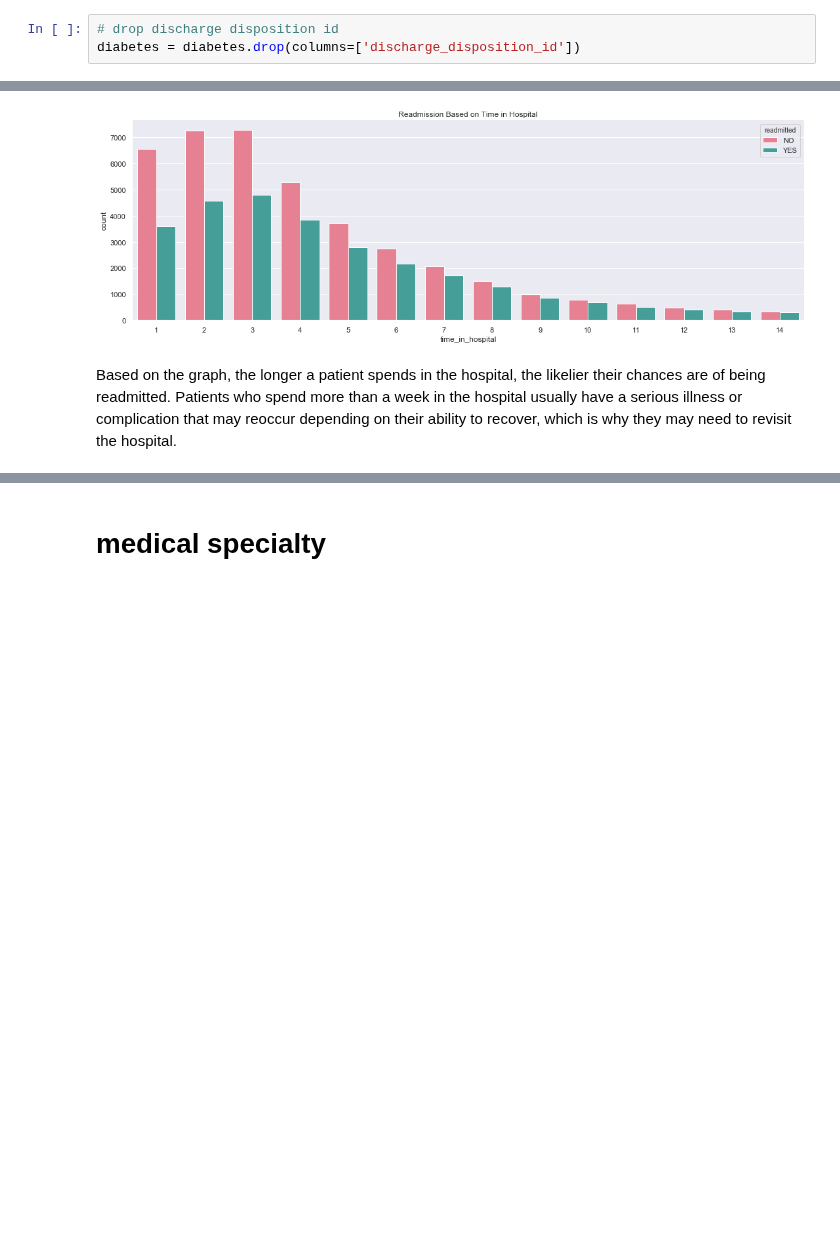
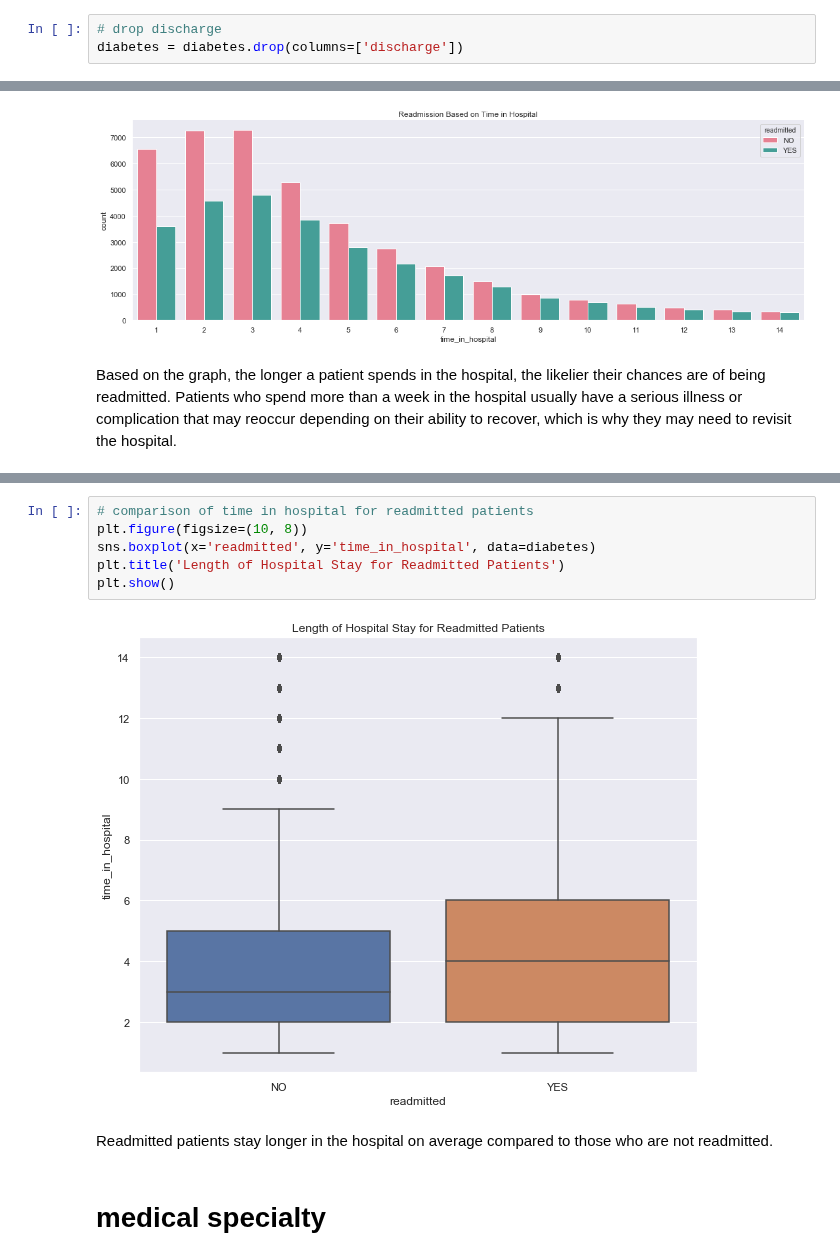
Before and after one commit to annasophiat/diabetic-readmissions, a Jupyter notebook: diabetes_storytelling.ipynb, the cells around one changed output, grey strips where cells are left out. Drawn from its saved outputs; the diff is of its cells as text; blank space fills up the shorter version.

```diff
--- a/diabetes_storytelling.ipynb
+++ b/diabetes_storytelling.ipynb
@@ -208,8 +190,8 @@ chart_display(diabetes.readmitted, diabetes.discharge_disposition_id)
 # %% [markdown]
 Since we took the original responses and grouped them into one of three categories, this column will not be used to build the machine learning model.
 # %%
-# drop discharge disposition id
-diabetes = diabetes.drop(columns=['discharge_disposition_id'])
+# drop discharge
+diabetes = diabetes.drop(columns=['discharge'])
 # %% [markdown]
 # admission source
 # %%
@@ -258,3 +248,13 @@ Based on the graph, the longer a patient spends in the hospital, the likelier th
+# %%
+# comparison of time in hospital for readmitted patients
+plt.figure(figsize=(10, 8))
+sns.boxplot(x='readmitted', y='time_in_hospital', data=diabetes)
+plt.title('Length of Hospital Stay for Readmitted Patients')
+plt.show()
+# %% [output]
+[figure, added]
+# %% [markdown]
+Readmitted patients stay longer in the hospital on average compared to those who are not readmitted.
 # %% [markdown]
 # medical specialty
 # %% [markdown]
```
Also changed, not shown: parts of 23 cells of this notebook, 2 other files.
